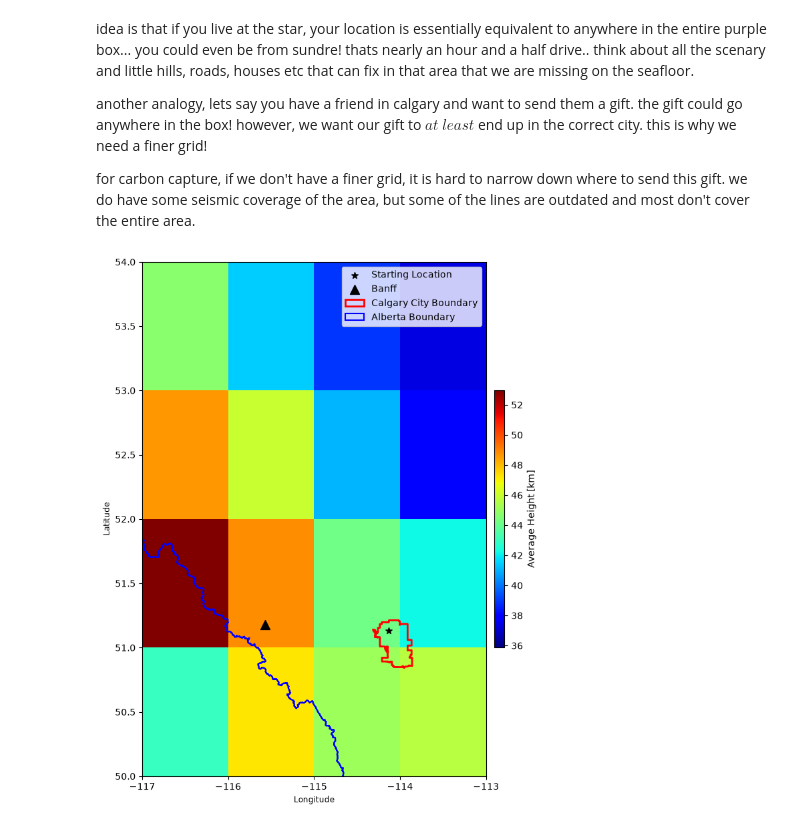
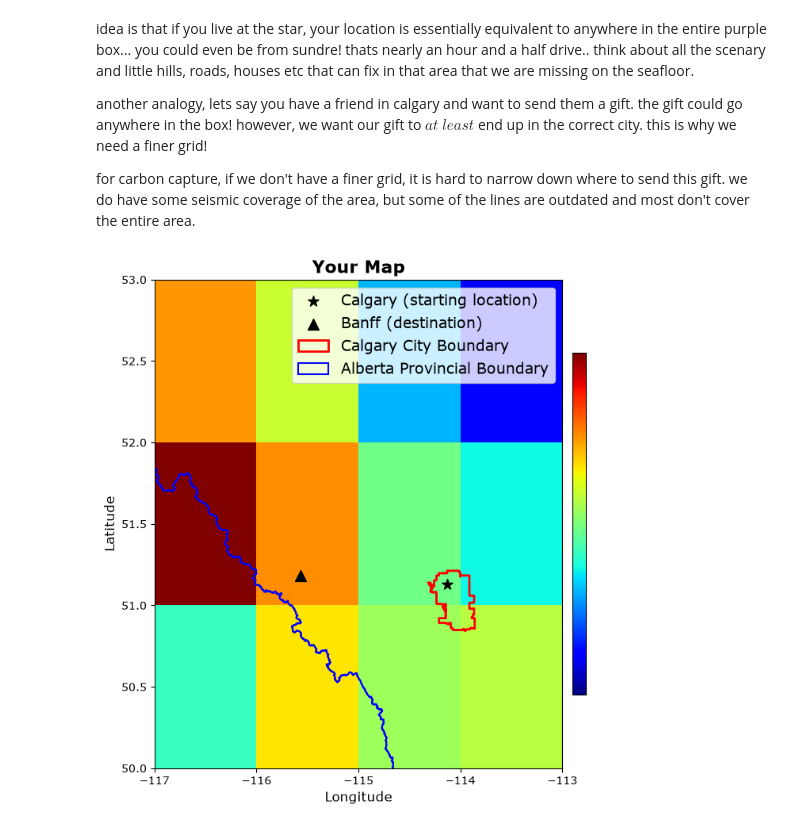
Before and after one commit to sydpas/grav_mag_model, a Jupyter notebook: src/ecm1/3MT_ecm1_nov15.ipynb, the cells around one changed output. Drawn from its saved outputs; the diff is of its cells as text; code cells hidden in the pictures.

```diff
--- a/src/ecm1/3MT_ecm1_nov15.ipynb
+++ b/src/ecm1/3MT_ecm1_nov15.ipynb
@@ -62,7 +62,7 @@ print(dt)
 # %% [markdown]
 crs='EPSG:4326': long/lat in degrees
 # %%
-d_cal= dt[dt['long'].between(-117, -113) & dt['lat'].between(49, 54)]
+d_cal= dt[dt['long'].between(-117, -113) & dt['lat'].between(49, 53)]
 # %%
 d_cal_grid_hc = d_cal.pivot(index='lat', columns='long', values='hc')
 lat_cal = d_cal_grid_hc.index.values; long_cal = d_cal_grid_hc.columns.values; hc_cal = d_cal_grid_hc.values
@@ -89,33 +89,40 @@ another analogy, lets say you have a friend in calgary and want to send them a g
 
 for carbon capture, if we don't have a finer grid, it is hard to narrow down where to send this gift. we do have some seismic coverage of the area, but some of the lines are outdated and most don't cover the entire area.
 # %%
-fig, ax5 = plt.subplots(figsize=(8, 10))
+fig, ax5 = plt.subplots(figsize=(8, 8))
+
+plt.rcParams['font.family'] = 'Verdana'
+
 
 pcm_cal = ax5.pcolormesh(long_cal, lat_cal, hc_cal, cmap='jet')
-cbar = fig.colorbar(pcm_cal, label='Average Height [km]', ax=ax5, shrink=0.5, aspect=25, pad=0.02)
 
-ax5.scatter(-114.13, 51.13, marker='*', color='black', s=50, label='Starting Location')
+cbar = fig.colorbar(pcm_cal, ax=ax5, shrink=0.7, aspect=25, pad=0.02)
+cbar.set_ticks([])
+
+ax5.scatter(-114.13, 51.13, marker='*', color='black', s=100, label='Calgary (starting location)')
 
 # now for this figure...
 # ax5.add_patch(patches.Rectangle((-115, 51), 1, 1, linewidth=2, edgecolor='darkviolet', facecolor='none', label='Also your location'))
 # ax5.scatter(-114.64, 51.79, marker='+', color='black', s=200, label='Sundre')
-ax5.scatter(-115.57, 51.18, marker='^', color='black', s=100, label='Banff')
+ax5.scatter(-115.57, 51.18, marker='^', color='black', s=100, label='Banff (destination)')
 gdf.plot(ax=ax5, facecolor='none', edgecolor='red', linewidth=2, label='Calgary City Boundary')
 
-rm.plot(ax=ax5, facecolor='none', edgecolor='blue', linewidth=1.5, label='Alberta Boundary')
+rm.plot(ax=ax5, facecolor='none', edgecolor='blue', linewidth=1.5, label='Alberta Provincial Boundary')
 ax5.set_xlim(long_cal.min(), long_cal.max())   # geopandas can zoom out to the full shapefile
 ax5.set_ylim(lat_cal.min()+0.5, lat_cal.max()+0.5)
 
 ax5.set_aspect('auto')
 
 # actually showing the Crystalline Crustal Thickness Below Calgary, AB
 
-ax5.set_xlabel('Longitude')
+plt.xlabel('Longitude', fontsize=12)
 ax5.set_xticks(np.arange(long_cal.min()-0.5, long_cal.max()+1, 1))   # fixing ticks ugh
-ax5.set_ylabel('Latitude')
+plt.ylabel('Latitude', fontsize=12)
 
-plt.legend()
+ax5.set_title('Your Map', fontsize=16, fontweight='bold')
+
+plt.legend(fontsize=14)
 plt.savefig('..\\..\\figures\\ecm1\\B_nov15.png', dpi=400, bbox_inches='tight')
 plt.show()
 # %% [output]
-[figure, old version]
+[figure, new version]
```
Also changed, not shown: 1 other file.
